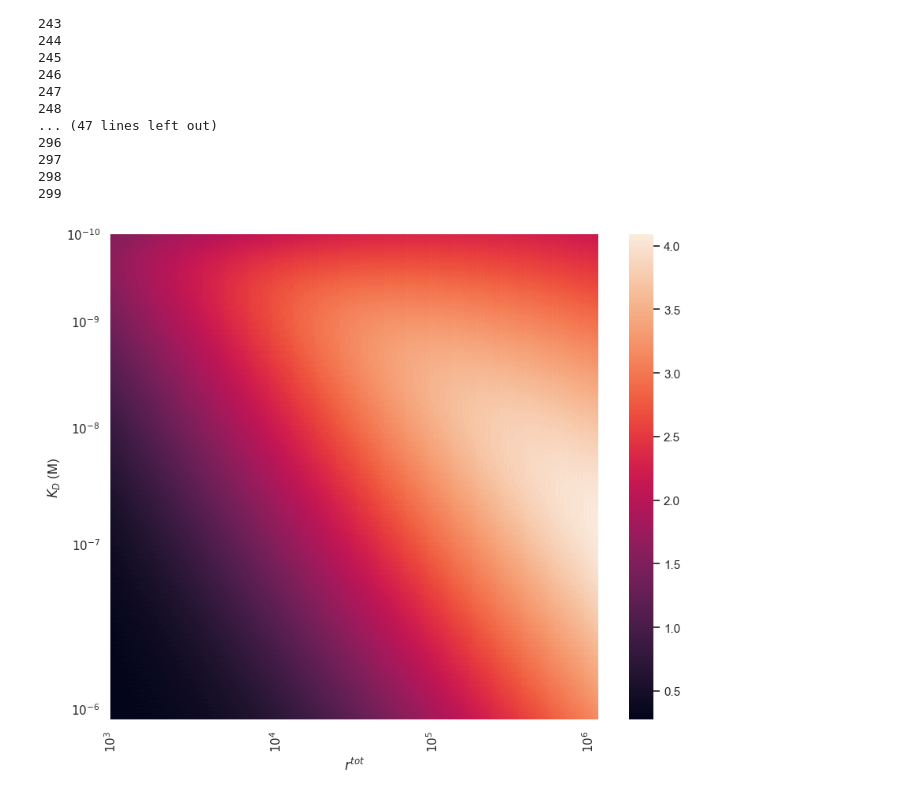
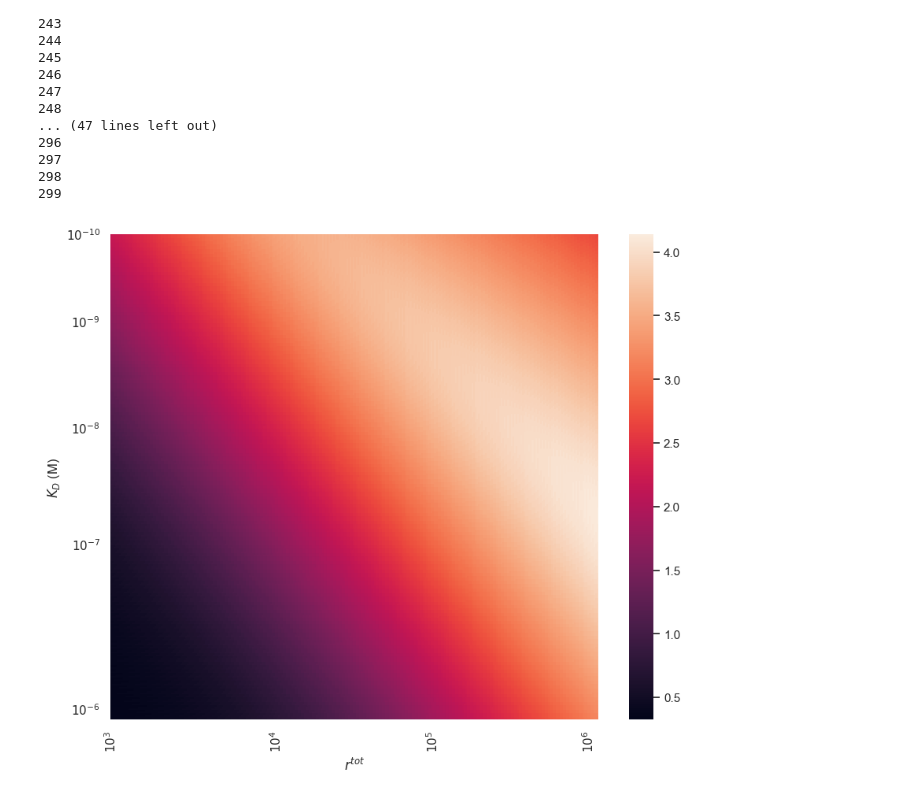
Before and after one commit to lukedtc/ADCC-Project, a Jupyter notebook: Avidity Investigation/Mono_vs_bivalent_binding.ipynb, the cells around one changed output. Cells and saved outputs as stored; diff of their text form; code cells hidden in the pictures.

Commit message:
correcting figure

```diff
--- a/Avidity Investigation/Mono_vs_bivalent_binding.ipynb
+++ b/Avidity Investigation/Mono_vs_bivalent_binding.ipynb
@@ -153,13 +153,13 @@ for k, rtot in enumerate(rtots):
 # %%
 sns.set_theme()
 fig, ax = plt.subplots(figsize=(10, 8))
-line = sns.heatmap(Y, xticklabels=True, yticklabels=True, ax=ax)
+line = sns.heatmap(Y1, xticklabels=True, yticklabels=True, ax=ax)
 ax.set_yticks([0, 9*6, 20*6, 32*6, 49*6])
 ax.set_xticks([0, 17*6, 33*6, 49*6])
 ax.set_yticklabels([r'$10^{-10}$', r'$10^{-9}$',r'$10^{-8}$', r'$10^{-7}$', r'$10^{-6}$'])
 ax.set_xticklabels([r'$10^3$', r'$10^4$', r'$10^5$', r'$10^6$'])
 ax.set_xlabel(r'$r^{tot}$')
 ax.set_ylabel(r'$K_D$ (M)')
 plt.savefig('/Users/lukeheirene/ADCC-Project/Figures/receptor_occupancy_high_res_delta_ec50_heatmap_D_1e-13.eps')
 # %% [output]
-[figure, old version]
+[figure, new version]
```
Also changed, not shown: 1 other file.
